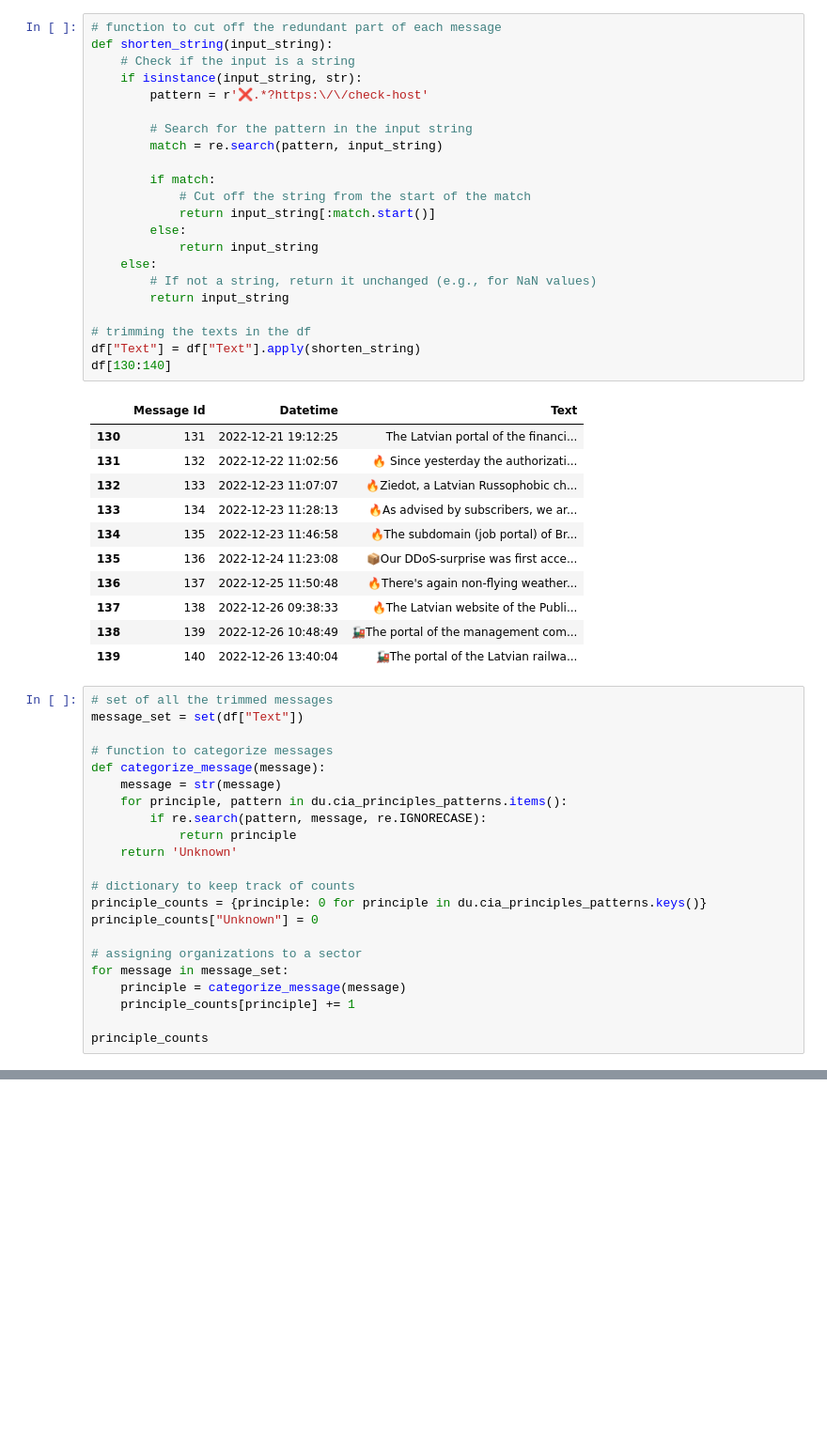
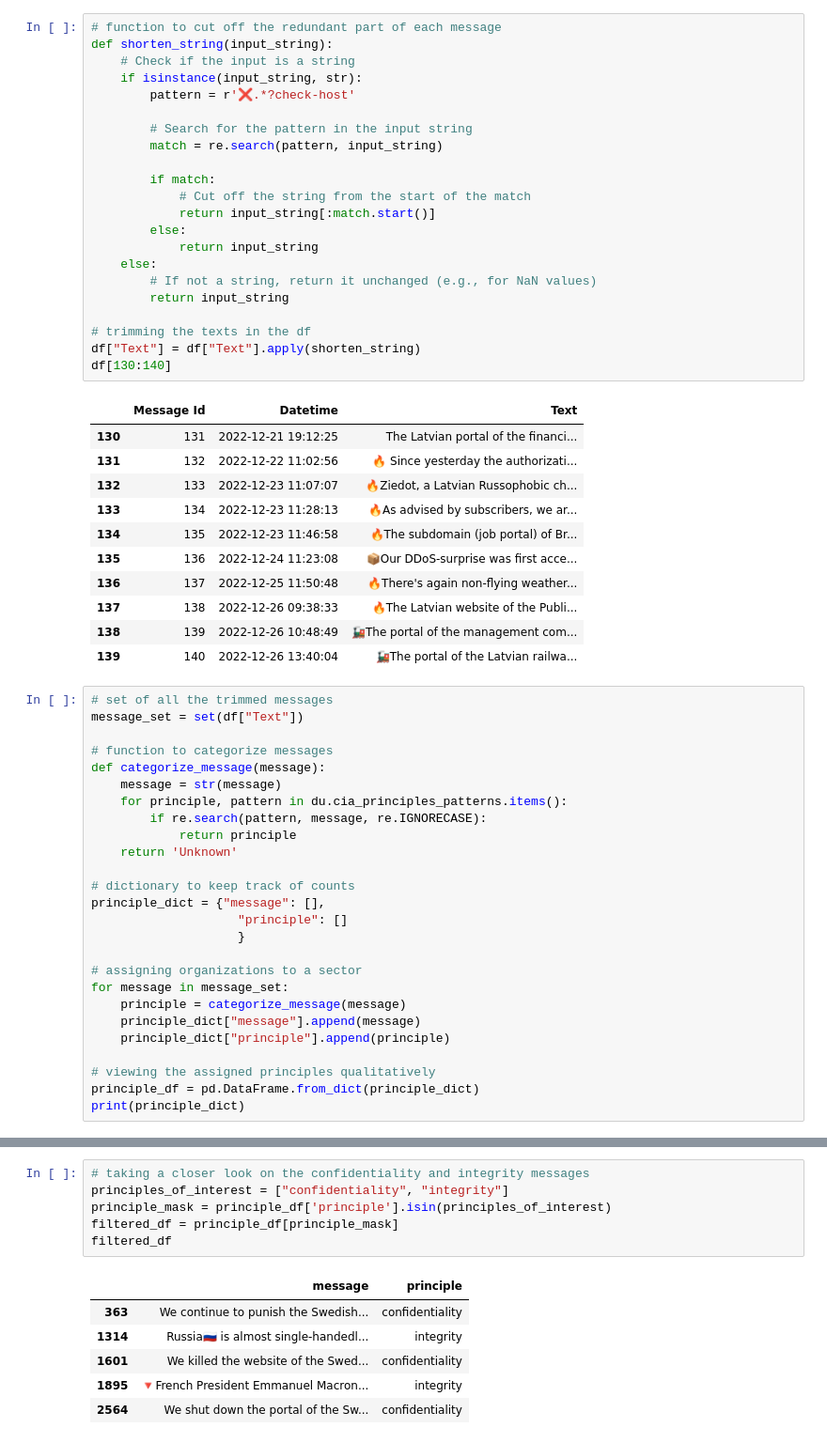
Before and after one commit to krusand/Threat-analysis-of-hacktivist-attacks-on-EU-infrastructure, a Jupyter notebook: threat_analysis.ipynb, the cells around one changed output, grey strips where cells are left out. Shown at 94% size. Cells and saved outputs as stored; diff of their text form; blank space fills up the shorter version.

Commit message:
added qualitative assessment

```diff
--- a/threat_analysis.ipynb
+++ b/threat_analysis.ipynb
@@ -114,7 +135,7 @@ df[130:140]
 def shorten_string(input_string):
     # Check if the input is a string
     if isinstance(input_string, str):
-        pattern = r'❌.*?https:\/\/check-host'
+        pattern = r'❌.*?check-host'
 
         # Search for the pattern in the input string
         match = re.search(pattern, input_string)
@@ -156,13 +177,17 @@ def categorize_message(message):
     return 'Unknown'
 
 # dictionary to keep track of counts
-principle_counts = {principle: 0 for principle in du.cia_principles_patterns.keys()}
-principle_counts["Unknown"] = 0
+principle_dict = {"message": [],
+                    "principle": []
+                    }
 
 # assigning organizations to a sector
 for message in message_set:
     principle = categorize_message(message)
-    principle_counts[principle] += 1
+    principle_dict["message"].append(message)
+    principle_dict["principle"].append(principle)
 
-principle_counts
+# viewing the assigned principles qualitatively
+principle_df = pd.DataFrame.from_dict(principle_dict)
+print(principle_dict)
 # %% [output]
@@ -169,0 +205,13 @@ principle_counts
+# %%
+# taking a closer look on the confidentiality and integrity messages
+principles_of_interest = ["confidentiality", "integrity"]
+principle_mask = principle_df['principle'].isin(principles_of_interest)
+filtered_df = principle_df[principle_mask]
+filtered_df
+# %% [output]
+|  | message | principle |
+| 363 | We continue to punish the Swedish... | confidentiality |
+| 1314 | Russia🇷🇺 is almost single-handedl... | integrity |
+| 1601 | We killed the website of the Swed... | confidentiality |
+| 1895 | 🔻French President Emmanuel Macron... | integrity |
+| 2564 | We shut down the portal of the Sw... | confidentiality |
```
Also changed, not shown: parts of 4 cells of this notebook.
